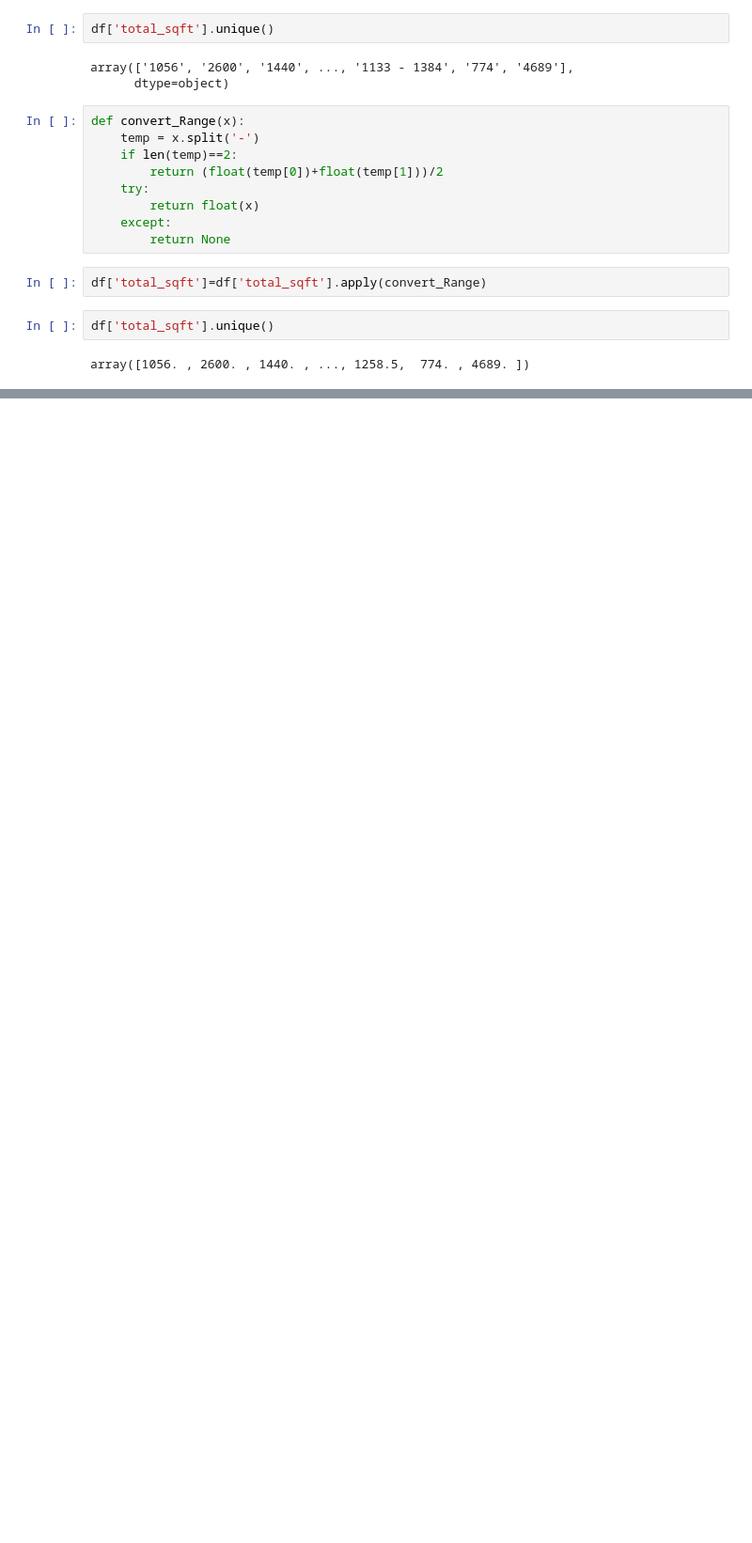
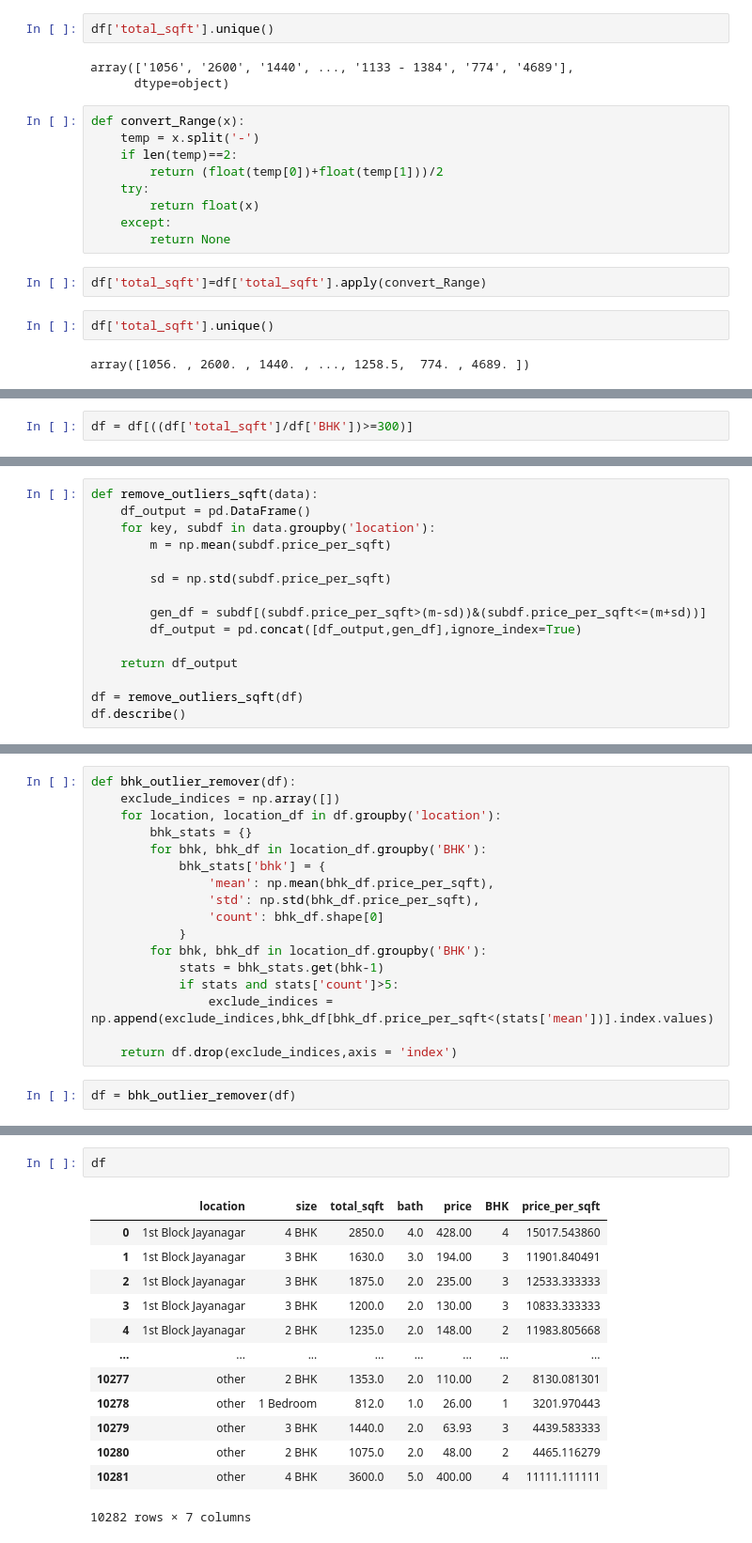
Before and after one commit to Saksham412/House-Price-Prediction, a Jupyter notebook: model.ipynb, the cells around one changed output, grey strips where cells are left out. Shown at 94% size. Cells and saved outputs as stored; diff of their text form; blank space fills up the shorter version.

```diff
--- a/model.ipynb
+++ b/model.ipynb
@@ -197,0 +304,2 @@ array([1056. , 2600. , 1440. , ..., 1258.5,  774. , 4689. ])
+# %%
+df = df[((df['total_sqft']/df['BHK'])>=300)]
@@ -197,0 +318,15 @@ array([1056. , 2600. , 1440. , ..., 1258.5,  774. , 4689. ])
+# %%
+def remove_outliers_sqft(data):
+    df_output = pd.DataFrame()
+    for key, subdf in data.groupby('location'):
+        m = np.mean(subdf.price_per_sqft)
+
+        sd = np.std(subdf.price_per_sqft)
+
+        gen_df = subdf[(subdf.price_per_sqft>(m-sd))&(subdf.price_per_sqft<=(m+sd))]
+        df_output = pd.concat([df_output,gen_df],ignore_index=True)
+
+    return df_output
+
+df = remove_outliers_sqft(df)
+df.describe()
@@ -197,0 +343,19 @@ array([1056. , 2600. , 1440. , ..., 1258.5,  774. , 4689. ])
+# %%
+def bhk_outlier_remover(df):
+    exclude_indices = np.array([])
+    for location, location_df in df.groupby('location'):
+        bhk_stats = {}
+        for bhk, bhk_df in location_df.groupby('BHK'):
+            bhk_stats['bhk'] = {
+                'mean': np.mean(bhk_df.price_per_sqft),
+                'std': np.std(bhk_df.price_per_sqft),
+                'count': bhk_df.shape[0]
+            }
+        for bhk, bhk_df in location_df.groupby('BHK'):
+            stats = bhk_stats.get(bhk-1)
+            if stats and stats['count']>5:
+                exclude_indices = np.append(exclude_indices,bhk_df[bhk_df.price_per_sqft<(stats['mean'])].index.values)
+
+    return df.drop(exclude_indices,axis = 'index')
+# %%
+df = bhk_outlier_remover(df)
@@ -197,0 +366,16 @@ array([1056. , 2600. , 1440. , ..., 1258.5,  774. , 4689. ])
+# %%
+df
+# %% [output]
+|  | location | size | total_sqft | bath | price | BHK | price_per_sqft |
+| 0 | 1st Block Jayanagar | 4 BHK | 2850.0 | 4.0 | 428.00 | 4 | 15017.543860 |
+| 1 | 1st Block Jayanagar | 3 BHK | 1630.0 | 3.0 | 194.00 | 3 | 11901.840491 |
+| 2 | 1st Block Jayanagar | 3 BHK | 1875.0 | 2.0 | 235.00 | 3 | 12533.333333 |
+| 3 | 1st Block Jayanagar | 3 BHK | 1200.0 | 2.0 | 130.00 | 3 | 10833.333333 |
+| 4 | 1st Block Jayanagar | 2 BHK | 1235.0 | 2.0 | 148.00 | 2 | 11983.805668 |
+| ... | ... | ... | ... | ... | ... | ... | ... |
+| 10277 | other | 2 BHK | 1353.0 | 2.0 | 110.00 | 2 | 8130.081301 |
+| 10278 | other | 1 Bedroom | 812.0 | 1.0 | 26.00 | 1 | 3201.970443 |
+| 10279 | other | 3 BHK | 1440.0 | 2.0 | 63.93 | 3 | 4439.583333 |
+| 10280 | other | 2 BHK | 1075.0 | 2.0 | 48.00 | 2 | 4465.116279 |
+| 10281 | other | 4 BHK | 3600.0 | 5.0 | 400.00 | 4 | 11111.111111 |
+10282 rows × 7 columns
```
Also changed, not shown: parts of 21 cells of this notebook, 1 other file.
